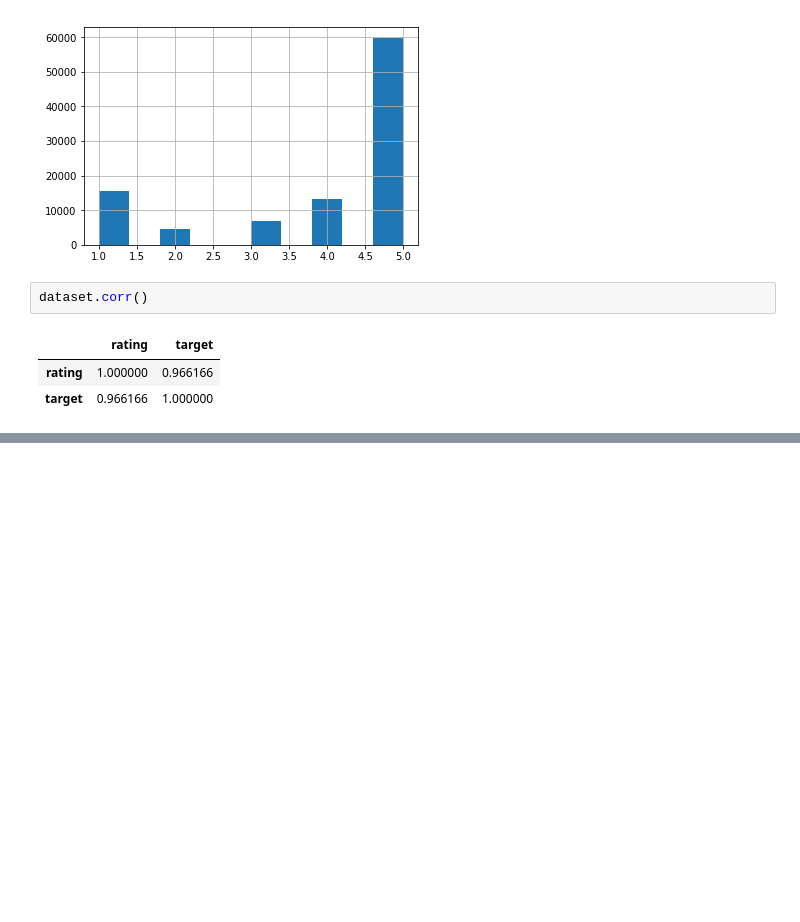
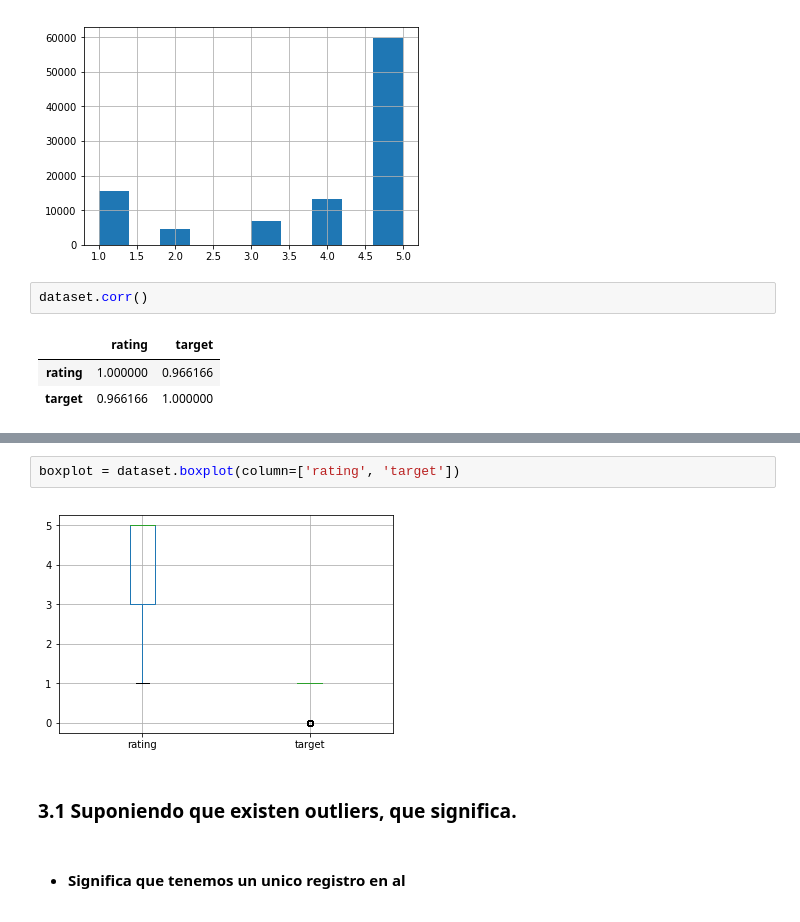
Before and after one commit to alejandrobernalcollazos/analisis-de-sentimiento-tp-1, a Jupyter notebook: tp-analisis-visualizacion-ulises-alejandro.ipynb, the cells around one changed output, grey strips where cells are left out. Cells and saved outputs as stored; diff of their text form; blank space fills up the shorter version.

```diff
--- a/tp-analisis-visualizacion-ulises-alejandro.ipynb
+++ b/tp-analisis-visualizacion-ulises-alejandro.ipynb
@@ -186,0 +216,8 @@ dataset.corr()
+# %%
+boxplot = dataset.boxplot(column=['rating', 'target'])
+# %% [output]
+[figure, added]
+# %% [markdown]
+### 3.1 Suponiendo que existen outliers, que significa.
+# %% [markdown]
+* #### Significa que tenemos un unico registro en al
```
Also changed, not shown: parts of 16 cells of this notebook.
